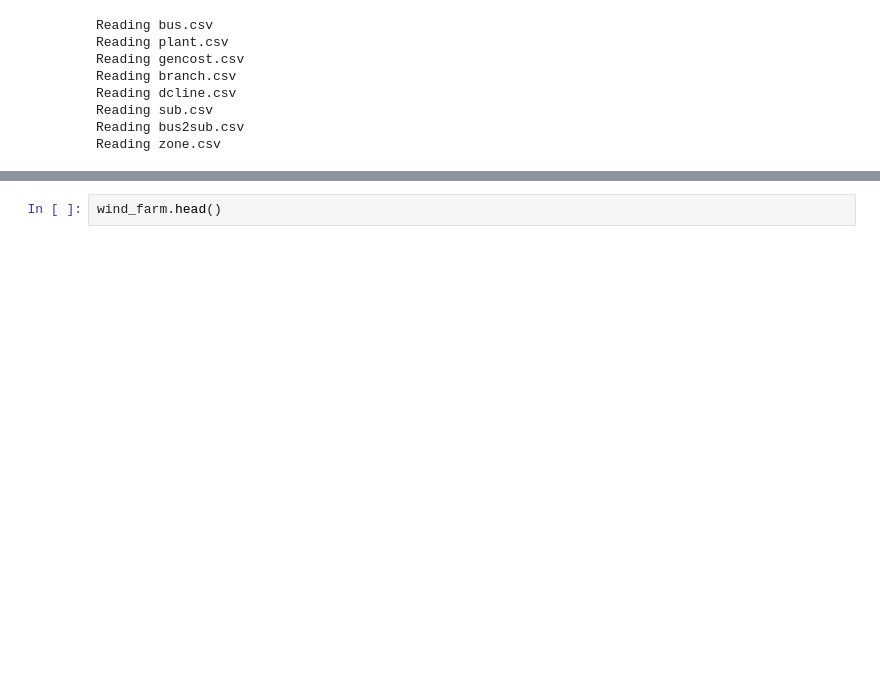
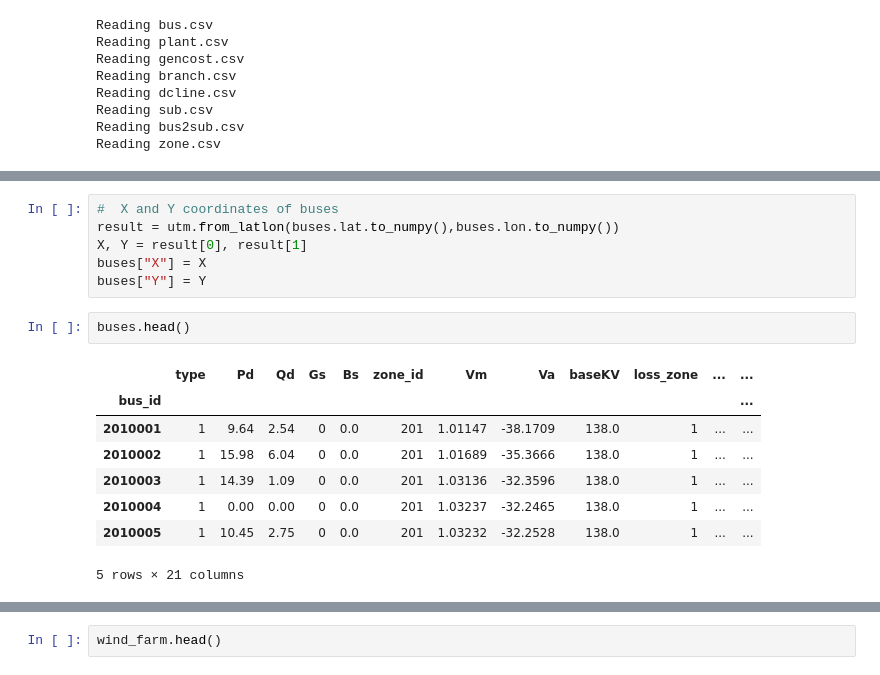
Before and after one commit to vineetjnair9/Dynamic-line-ratings-grid, a Jupyter notebook: get_weather_data.ipynb, the cells around one changed output, grey strips where cells are left out. Saved outputs shown, nothing was run; the diff lists cells and outputs as text; blank space fills up the shorter version.

Commit message:
getting coordinates

```diff
--- a/get_weather_data.ipynb
+++ b/get_weather_data.ipynb
@@ -35,0 +47,17 @@ Reading zone.csv
+# %%
+#  X and Y coordinates of buses
+result = utm.from_latlon(buses.lat.to_numpy(),buses.lon.to_numpy())
+X, Y = result[0], result[1]
+buses["X"] = X
+buses["Y"] = Y
+# %%
+buses.head()
+# %% [output]
+|  | type | Pd | Qd | Gs | Bs | zone_id | Vm | Va | baseKV | loss_zone | ... | ... |
+| bus_id |  |  |  |  |  |  |  |  |  |  |  | ... |
+| 2010001 | 1 | 9.64 | 2.54 | 0 | 0.0 | 201 | 1.01147 | -38.1709 | 138.0 | 1 | ... | ... |
+| 2010002 | 1 | 15.98 | 6.04 | 0 | 0.0 | 201 | 1.01689 | -35.3666 | 138.0 | 1 | ... | ... |
+| 2010003 | 1 | 14.39 | 1.09 | 0 | 0.0 | 201 | 1.03136 | -32.3596 | 138.0 | 1 | ... | ... |
+| 2010004 | 1 | 0.00 | 0.00 | 0 | 0.0 | 201 | 1.03237 | -32.2465 | 138.0 | 1 | ... | ... |
+| 2010005 | 1 | 10.45 | 2.75 | 0 | 0.0 | 201 | 1.03232 | -32.2528 | 138.0 | 1 | ... | ... |
+5 rows × 21 columns
```
Also changed, not shown: parts of 16 cells of this notebook, 1 other file.
